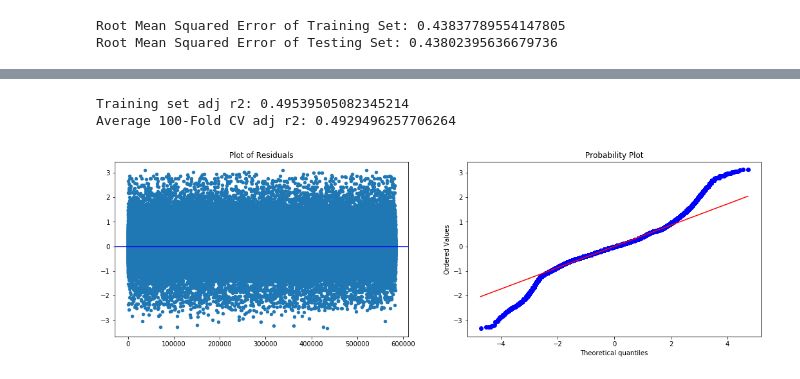
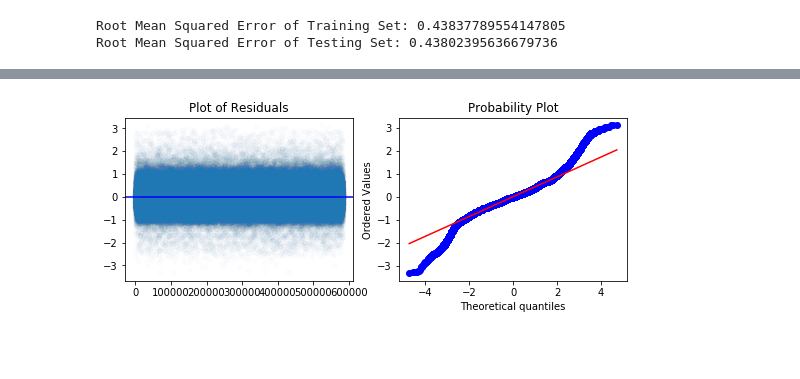
Before and after one commit to pinguino-lim/Taxi_NY, a Jupyter notebook: data/NY yellow cap.ipynb, the cells around one changed output, grey strips where cells are left out. Saved outputs shown, nothing was run; the diff lists cells and outputs as text; code cells hidden in the pictures; blank space fills up the shorter version.

```diff
--- a/data/NY yellow cap.ipynb
+++ b/data/NY yellow cap.ipynb
@@ -525,37 +426,18 @@ Warnings:
-# %%
-#re-run OLS model as sm_model using training and testing dataset,
-X_train_sm = sm.add_constant(X_train)
-sm_train_model = sm.OLS(y_train, X_train_sm).fit()
-print('Training set adj r2: {}'.format(sm_train_model.rsquared_adj))
-
-#run CV again and loop through results applying adjusted r2 formula. Output the results
-cv_scores_r2 = cross_val_score(cv_reg_model, features, targets,cv=100, scoring='r2')
-cv_scores_adj = []
-n = len(features)
-k = len(features.columns)
-for r in cv_scores_r2:
-    adj_r2 = 1-(((1-r)*(n-1))/(n-k-1))
-    cv_scores_adj.append(adj_r2)
-print('Average 100-Fold CV adj r2: {}'.format(np.mean(cv_scores_adj)))
-# %% [output]
-Training set adj r2: 0.49539505082345214
-Average 100-Fold CV adj r2: 0.4929496257706264
 # %%
 #calculate the residuals
 y_pred = pd.DataFrame(y_pred)
 y_test = y_test.reset_index(drop=True)
 residuals = y_test.tip_amount - y_pred[0]
 
-#plotting Residual and Probabililty graph
-plt.figure(figsize=(18, 5))
+plt.figure(figsize=(9, 3))
 plt.subplot(1,2,1)
 plt.axhline(0, color="blue")
 plt.title('Plot of Residuals')
-plt.scatter(residuals.index,residuals, s=20)
+plt.scatter(residuals.index,residuals, s=20, alpha=0.01)
 
 plt.subplot(1,2,2)
 plt.title('Probability Plot')
 stats.probplot(residuals, dist='norm',plot=plt)
 plt.show()
 # %% [output]
-[figure, old version]
+[figure, new version]
```
Also changed, not shown: parts of 47 cells of this notebook, 1 other file.
